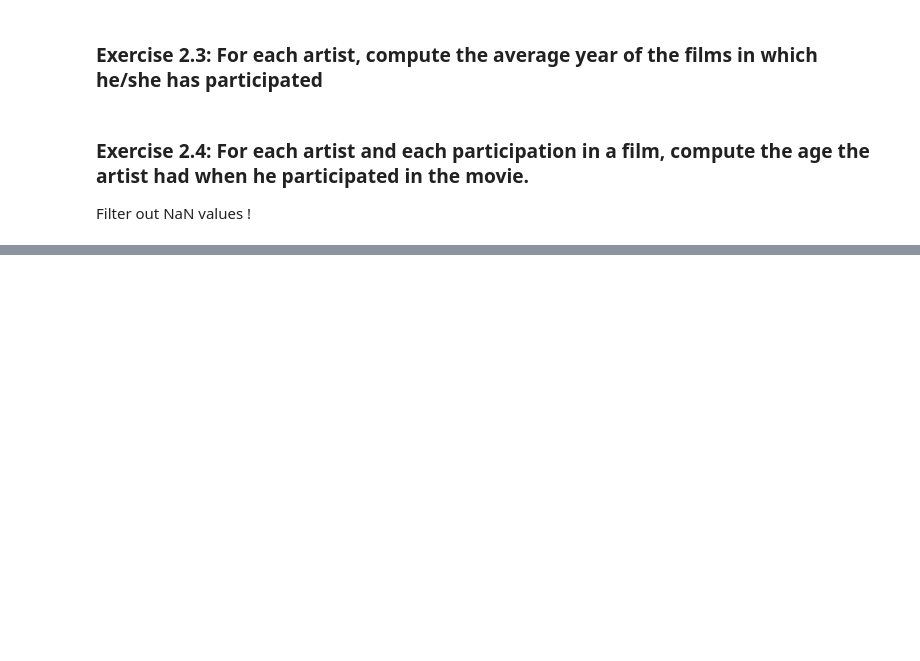
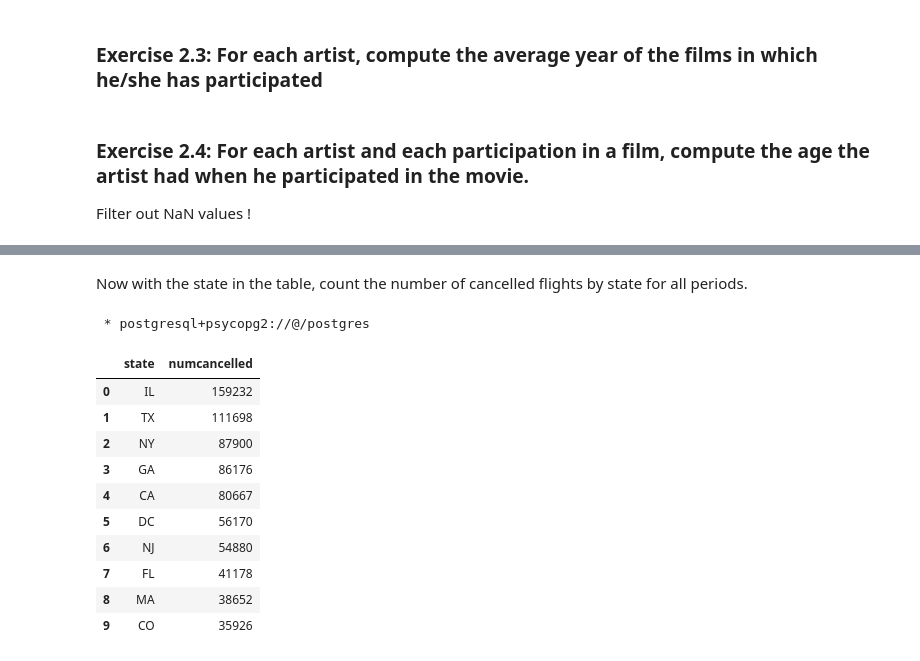
Before and after one commit to lucasgneccoh/BDSS_students, a Jupyter notebook: notebooks/solutions/BDSS_TD7_PostgreSQLJSON_solutions.ipynb, the cells around one changed output, grey strips where cells are left out. Drawn from its saved outputs; the diff is of its cells as text; code cells hidden in the pictures; blank space fills up the shorter version.

```diff
--- a/notebooks/solutions/BDSS_TD7_PostgreSQLJSON_solutions.ipynb
+++ b/notebooks/solutions/BDSS_TD7_PostgreSQLJSON_solutions.ipynb
@@ -408,0 +500,25 @@ ORDER BY TMP_FILMS.nom, TMP_FILMS.prenom
+# %% [markdown]
+Now with the state in the table, count the number of cancelled flights by state for all periods.
+# %%
+%%sql
+
+
+SELECT  substring((airport ->> 'Name' ) from '.*,\s+(.*):.*') as state,
+        SUM( CAST(statistics -> 'Flights' ->> 'Cancelled' as INTEGER) ) as numCancelled
+FROM airports
+GROUP BY state
+ORDER BY numCancelled DESC
+LIMIT 10;
+# %% [output]
+ * postgresql+psycopg2://@/postgres
+|  | state | numcancelled |
+| 0 | IL | 159232 |
+| 1 | TX | 111698 |
+| 2 | NY | 87900 |
+| 3 | GA | 86176 |
+| 4 | CA | 80667 |
+| 5 | DC | 56170 |
+| 6 | NJ | 54880 |
+| 7 | FL | 41178 |
+| 8 | MA | 38652 |
+| 9 | CO | 35926 |
```
Also changed, not shown: parts of 22 cells of this notebook.
